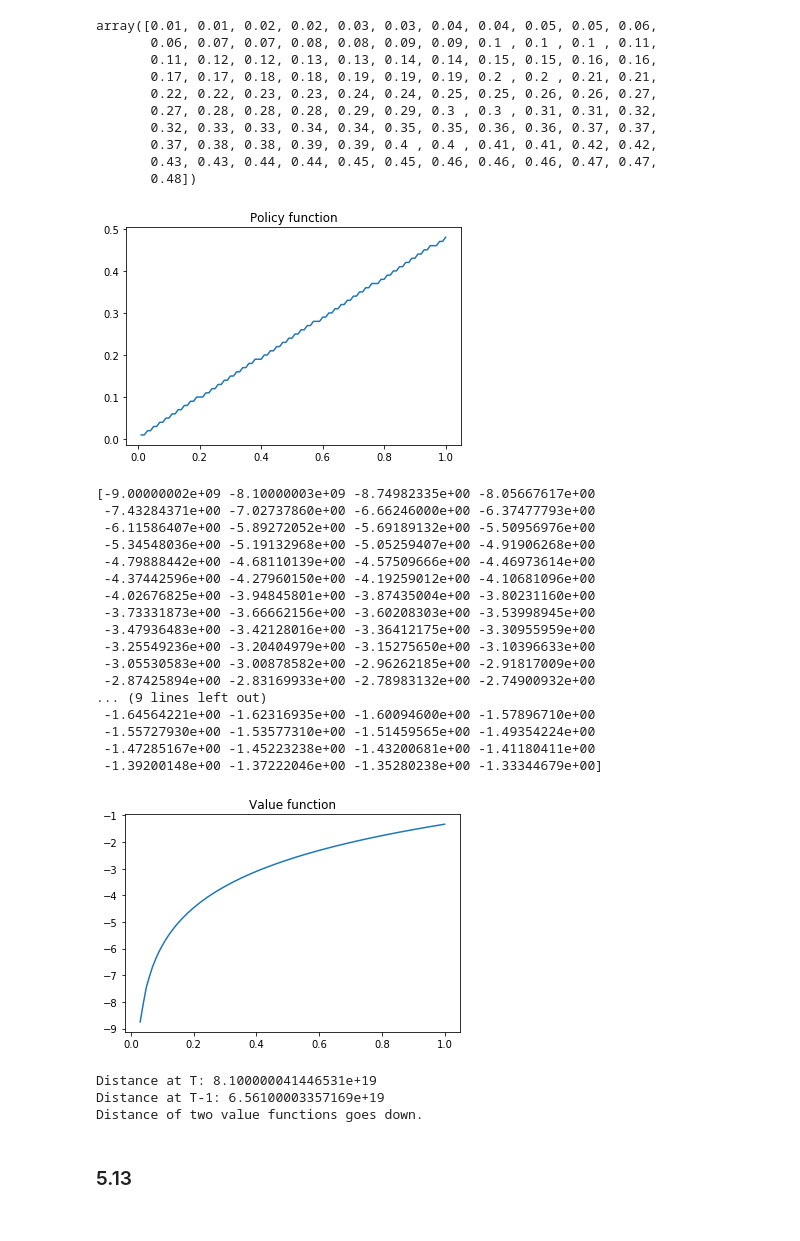
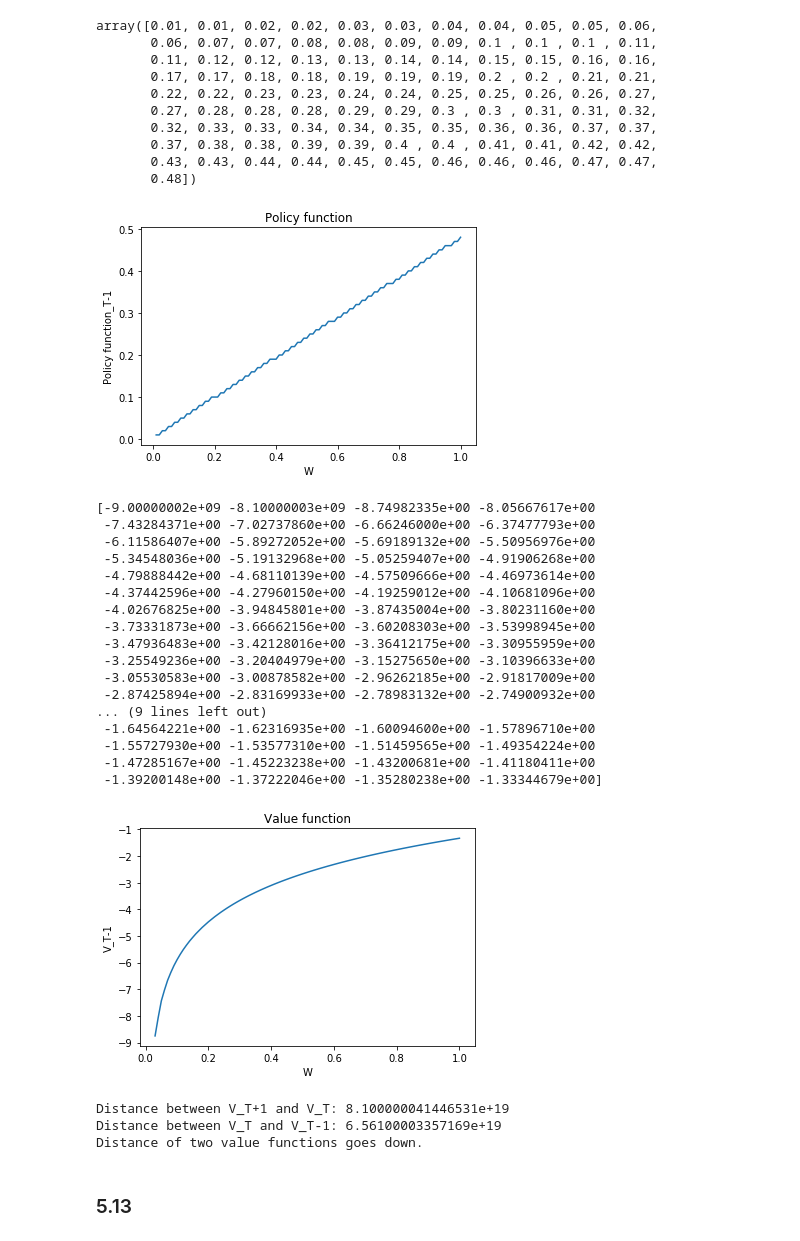
Before and after one commit to timqzhang/persp-model-econ_w20, a Jupyter notebook: ProblemSets/PS3/per_hw3.ipynb, the cells around one changed output. Drawn from its saved outputs; the diff is of its cells as text; code cells hidden in the pictures.

```diff
--- a/ProblemSets/PS3/per_hw3.ipynb
+++ b/ProblemSets/PS3/per_hw3.ipynb
@@ -312,46 +316,50 @@ array([0.01, 0.01, 0.02, 0.02, 0.03, 0.03, 0.04, 0.04, 0.05, 0.05, 0.06,
 # %%
 plt.plot(W,W[ind_t_1])
 plt.title("Policy function")
+plt.xlabel('W')
+plt.ylabel('Policy function_T-1')
 plt.show()
 # %% [output]
-[figure, old version]
+[figure, new version]
 # %%
 # To save space, print row vector instead of column vector.
 # When drawing the functions, to make the figure more beautiful, drop the first two plots.
 
 print(v_t_1_max)
 plt.plot(W[2:],v_t_1_max[2:])
 plt.title("Value function")
+plt.xlabel('W')
+plt.ylabel('V_T-1')
 plt.show()
 # %% [output]
 [-9.00000002e+09 -8.10000003e+09 -8.74982335e+00 -8.05667617e+00
  -7.43284371e+00 -7.02737860e+00 -6.66246000e+00 -6.37477793e+00
  -6.11586407e+00 -5.89272052e+00 -5.69189132e+00 -5.50956976e+00
  -5.34548036e+00 -5.19132968e+00 -5.05259407e+00 -4.91906268e+00
  -4.79888442e+00 -4.68110139e+00 -4.57509666e+00 -4.46973614e+00
  -4.37442596e+00 -4.27960150e+00 -4.19259012e+00 -4.10681096e+00
  -4.02676825e+00 -3.94845801e+00 -3.87435004e+00 -3.80231160e+00
  -3.73331873e+00 -3.66662156e+00 -3.60208303e+00 -3.53998945e+00
  -3.47936483e+00 -3.42128016e+00 -3.36412175e+00 -3.30955959e+00
  -3.25549236e+00 -3.20404979e+00 -3.15275650e+00 -3.10396633e+00
  -3.05530583e+00 -3.00878582e+00 -2.96262185e+00 -2.91817009e+00
  -2.87425894e+00 -2.83169933e+00 -2.78983132e+00 -2.74900932e+00
 ... (9 lines left out)
  -1.64564221e+00 -1.62316935e+00 -1.60094600e+00 -1.57896710e+00
  -1.55727930e+00 -1.53577310e+00 -1.51459565e+00 -1.49354224e+00
  -1.47285167e+00 -1.45223238e+00 -1.43200681e+00 -1.41180411e+00
  -1.39200148e+00 -1.37222046e+00 -1.35280238e+00 -1.33344679e+00]
-[figure, old version]
+[figure, new version]
 # %%
 #Distance between the two value functions
 
-print("Distance at T:",d_t)
-print("Distance at T-1:",distance(v_t,v_t_1_max))
+print("Distance between V_T+1 and V_T:",d_t)
+print("Distance between V_T and V_T-1:",distance(v_t,v_t_1_max))
 d_t_1=distance(v_t,v_t_1_max)
 print("Distance of two value functions goes down.")
 # %% [output]
-Distance at T: 8.100000041446531e+19
-Distance at T-1: 6.56100003357169e+19
+Distance between V_T+1 and V_T: 8.100000041446531e+19
+Distance between V_T and V_T-1: 6.56100003357169e+19
 Distance of two value functions goes down.
 # %% [markdown]
 ### 5.13
```
Also changed, not shown: parts of 13 cells of this notebook.
